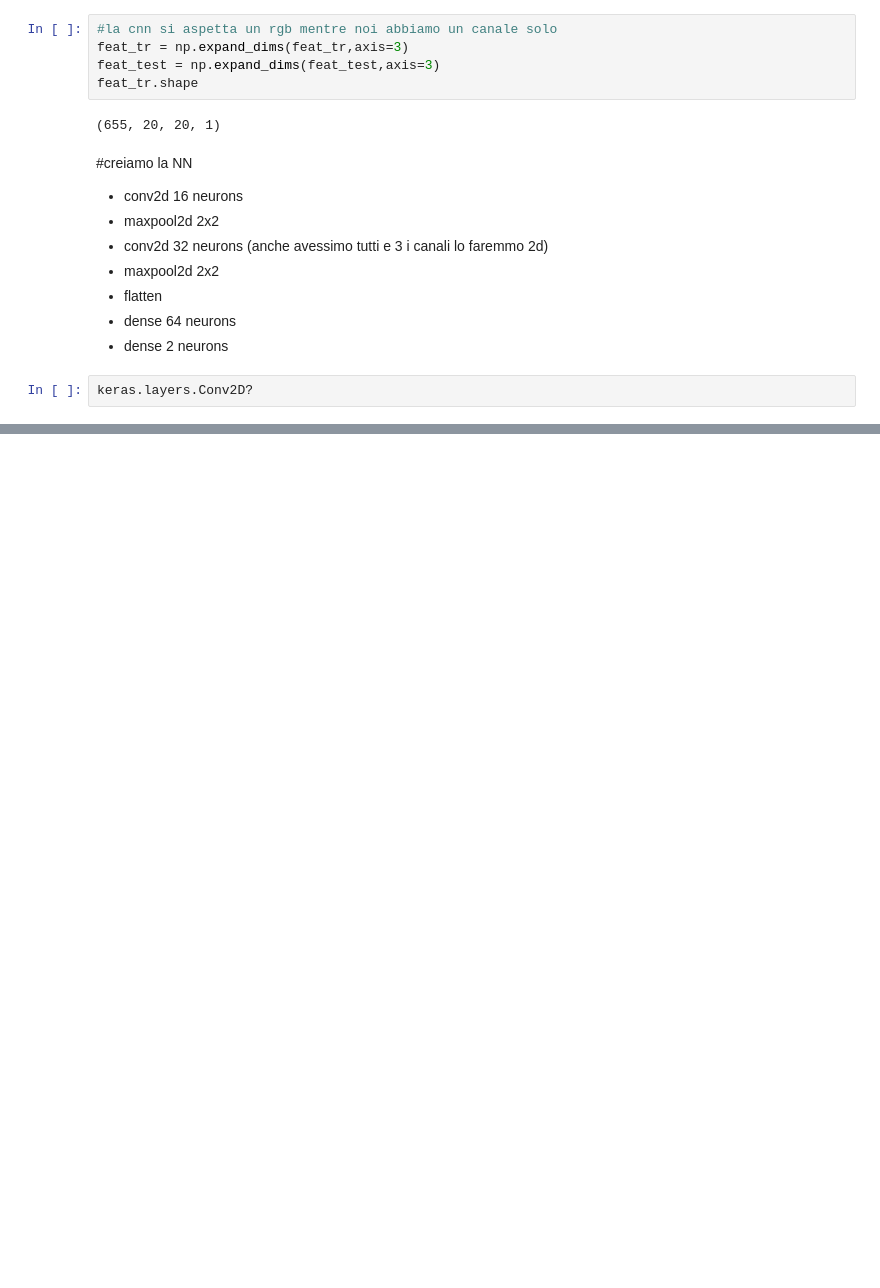
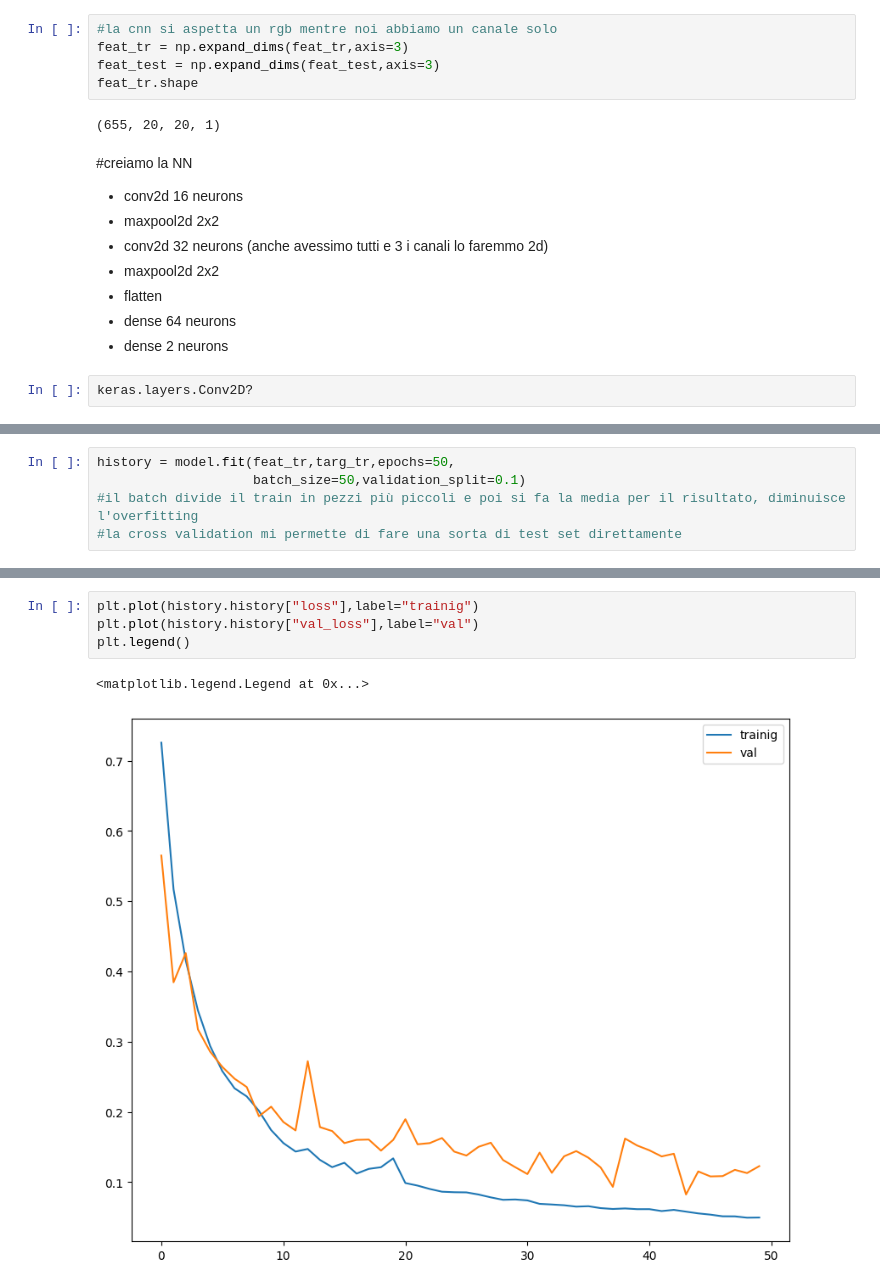
Before and after one commit to massimocipressi/MLPNS_MCipressi, a Jupyter notebook: MPLNS_27_4.ipynb, the cells around one changed output, grey strips where cells are left out. Saved outputs shown, nothing was run; the diff lists cells and outputs as text; blank space fills up the shorter version.

```diff
--- a/MPLNS_27_4.ipynb
+++ b/MPLNS_27_4.ipynb
@@ -203,0 +212,5 @@ _________________________________________________________________
+# %%
+history = model.fit(feat_tr,targ_tr,epochs=50,
+                    batch_size=50,validation_split=0.1)
+#il batch divide il train in pezzi più piccoli e poi si fa la media per il risultato, diminuisce l'overfitting
+#la cross validation mi permette di fare una sorta di test set direttamente
@@ -203,0 +255,7 @@ _________________________________________________________________
+# %%
+plt.plot(history.history["loss"],label="trainig")
+plt.plot(history.history["val_loss"],label="val")
+plt.legend()
+# %% [output]
+<matplotlib.legend.Legend at 0x...>
+[figure, added]
```
Also changed, not shown: parts of 7 cells of this notebook.
